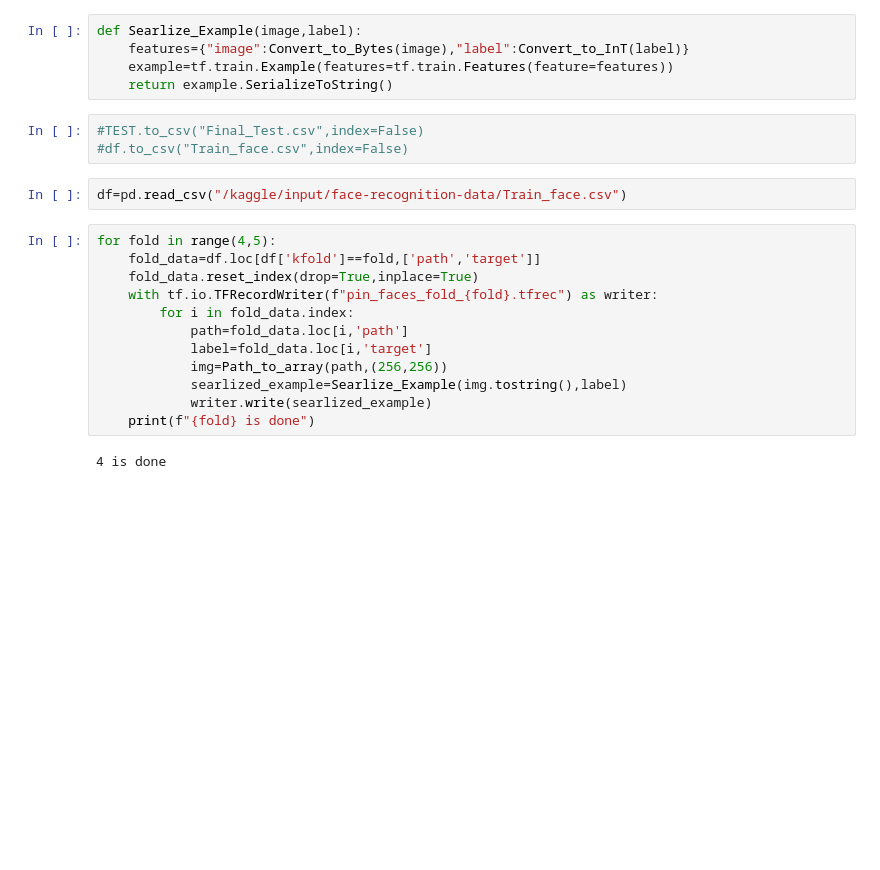
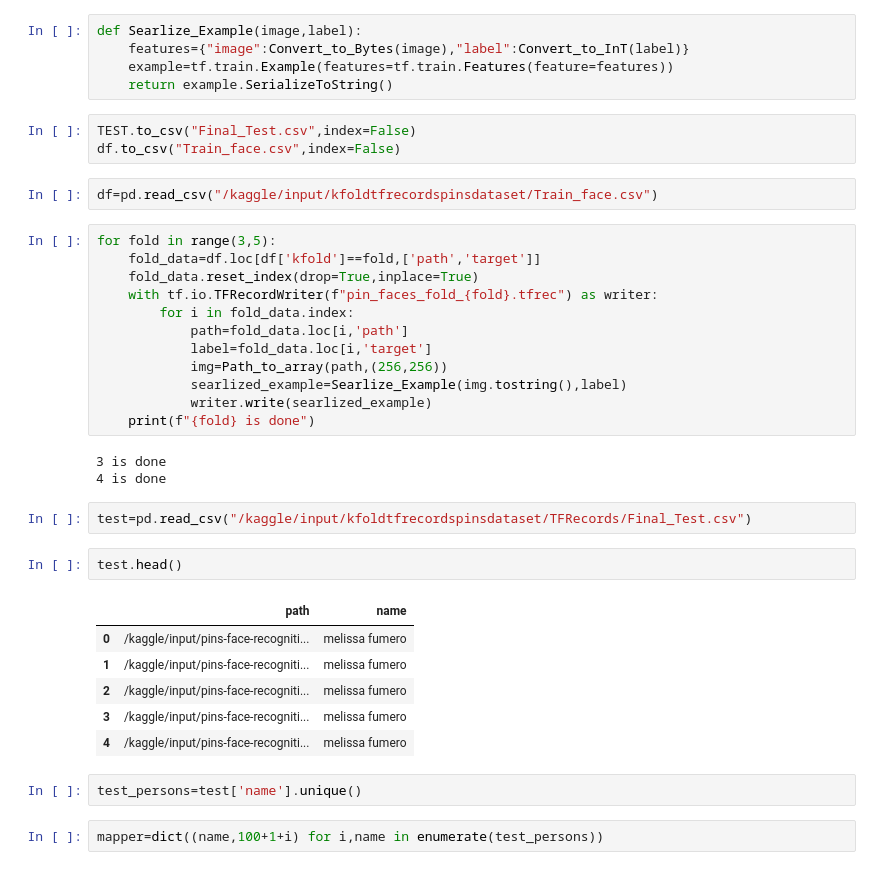
Before and after one commit to RavitejaBadugu/Face-Recognition, a Jupyter notebook: face-recognition-project-build-tfrecords.ipynb, the cells around one changed output. Cells and saved outputs as stored; diff of their text form; blank space fills up the shorter version.

Commit message:
Training files from kaggle

```diff
--- a/face-recognition-project-build-tfrecords.ipynb
+++ b/face-recognition-project-build-tfrecords.ipynb
@@ -260,12 +239,12 @@ def Searlize_Example(image,label):
     example=tf.train.Example(features=tf.train.Features(feature=features))
     return example.SerializeToString()
 # %%
-#TEST.to_csv("Final_Test.csv",index=False)
-#df.to_csv("Train_face.csv",index=False)
+TEST.to_csv("Final_Test.csv",index=False)
+df.to_csv("Train_face.csv",index=False)
 # %%
-df=pd.read_csv("/kaggle/input/face-recognition-data/Train_face.csv")
+df=pd.read_csv("/kaggle/input/kfoldtfrecordspinsdataset/Train_face.csv")
 # %%
-for fold in range(4,5):
+for fold in range(3,5):
     fold_data=df.loc[df['kfold']==fold,['path','target']]
     fold_data.reset_index(drop=True,inplace=True)
     with tf.io.TFRecordWriter(f"pin_faces_fold_{fold}.tfrec") as writer:
@@ -277,4 +256,20 @@ for fold in range(4,5):
             writer.write(searlized_example)
     print(f"{fold} is done")
 # %% [output]
+3 is done
 4 is done
+# %%
+test=pd.read_csv("/kaggle/input/kfoldtfrecordspinsdataset/TFRecords/Final_Test.csv")
+# %%
+test.head()
+# %% [output]
+|  | path | name |
+| 0 | /kaggle/input/pins-face-recogniti... | melissa fumero |
+| 1 | /kaggle/input/pins-face-recogniti... | melissa fumero |
+| 2 | /kaggle/input/pins-face-recogniti... | melissa fumero |
+| 3 | /kaggle/input/pins-face-recogniti... | melissa fumero |
+| 4 | /kaggle/input/pins-face-recogniti... | melissa fumero |
+# %%
+test_persons=test['name'].unique()
+# %%
+mapper=dict((name,100+1+i) for i,name in enumerate(test_persons))
```
Also changed, not shown: parts of 6 cells of this notebook, 3 other files.
